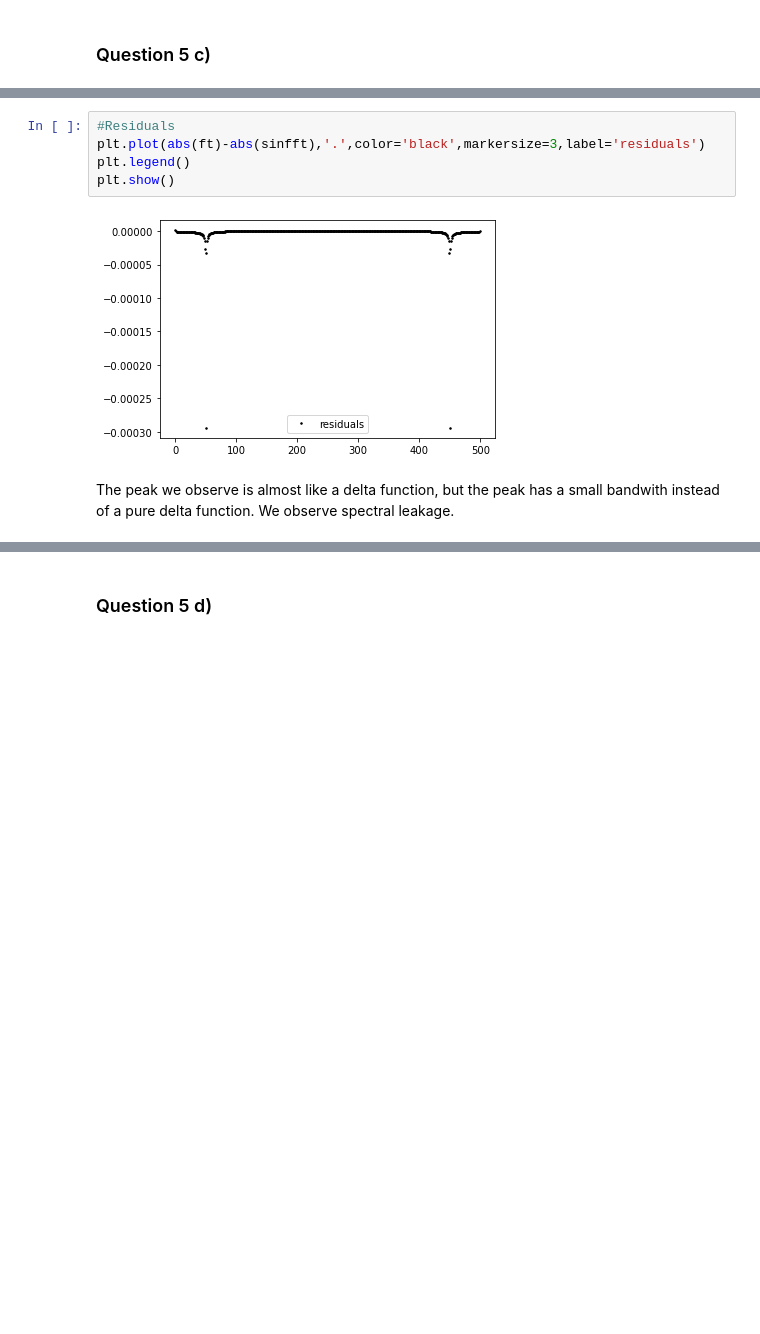
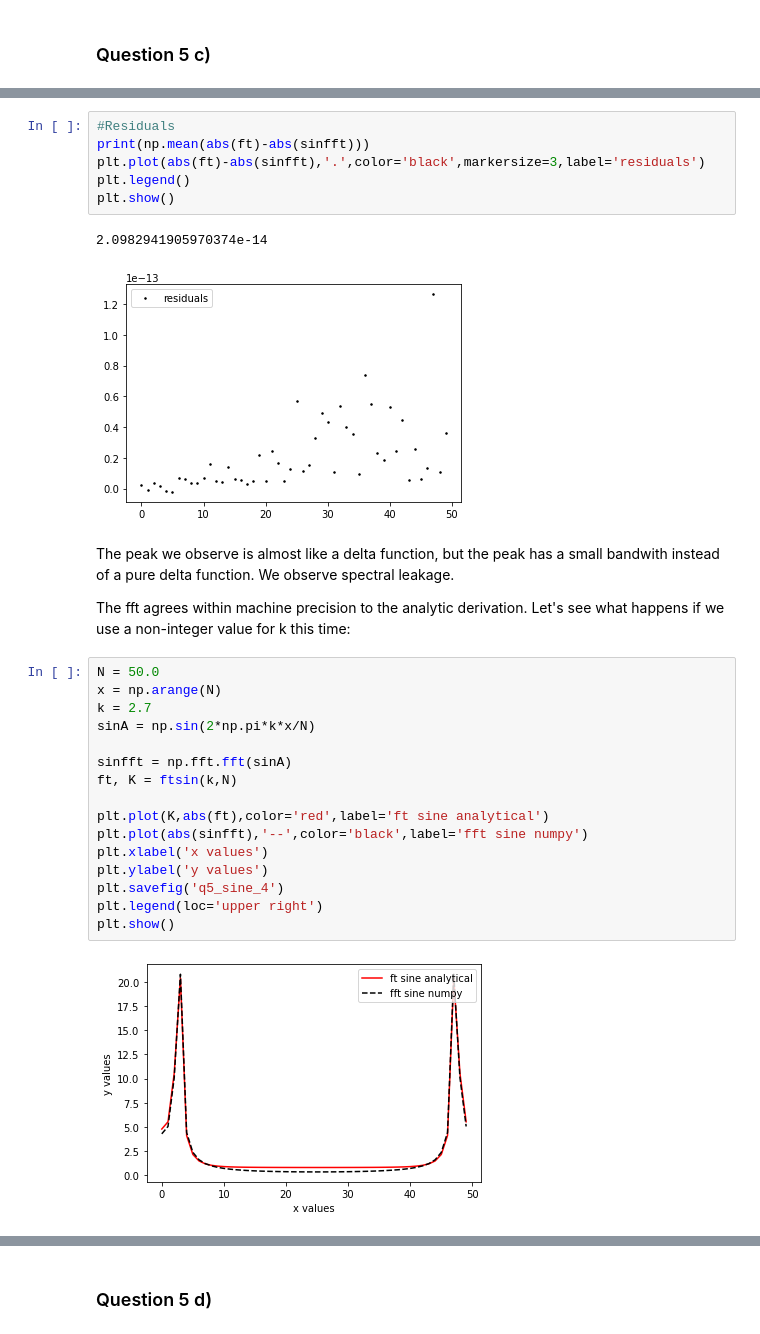
Before and after one commit to megancvitan/PHYS512-Computational-Physics, a Jupyter notebook: assignment_4/question_5.ipynb, the cells around one changed output, grey strips where cells are left out. Drawn from its saved outputs; the diff is of its cells as text; blank space fills up the shorter version.

```diff
--- a/assignment_4/question_5.ipynb
+++ b/assignment_4/question_5.ipynb
@@ -40,9 +104,32 @@ plt.show()
 # %%
 #Residuals
+print(np.mean(abs(ft)-abs(sinfft)))
 plt.plot(abs(ft)-abs(sinfft),'.',color='black',markersize=3,label='residuals')
 plt.legend()
 plt.show()
 # %% [output]
+2.0982941905970374e-14
-[figure, old version]
+[figure, new version]
 # %% [markdown]
 The peak we observe is almost like a delta function, but the peak has a small bandwith instead of a pure delta function. We observe spectral leakage.
+
+The fft agrees within machine precision to the analytic derivation.
+Let's see what happens if we use a non-integer value for k this time:
+# %%
+N = 50.0
+x = np.arange(N)
+k = 2.7
+sinA = np.sin(2*np.pi*k*x/N)
+
+sinfft = np.fft.fft(sinA)
+ft, K = ftsin(k,N)
+
+plt.plot(K,abs(ft),color='red',label='ft sine analytical')
+plt.plot(abs(sinfft),'--',color='black',label='fft sine numpy')
+plt.xlabel('x values')
+plt.ylabel('y values')
+plt.savefig('q5_sine_4')
+plt.legend(loc='upper right')
+plt.show()
+# %% [output]
+[figure, added]
```
Also changed, not shown: parts of 11 cells of this notebook, 2 other files.
